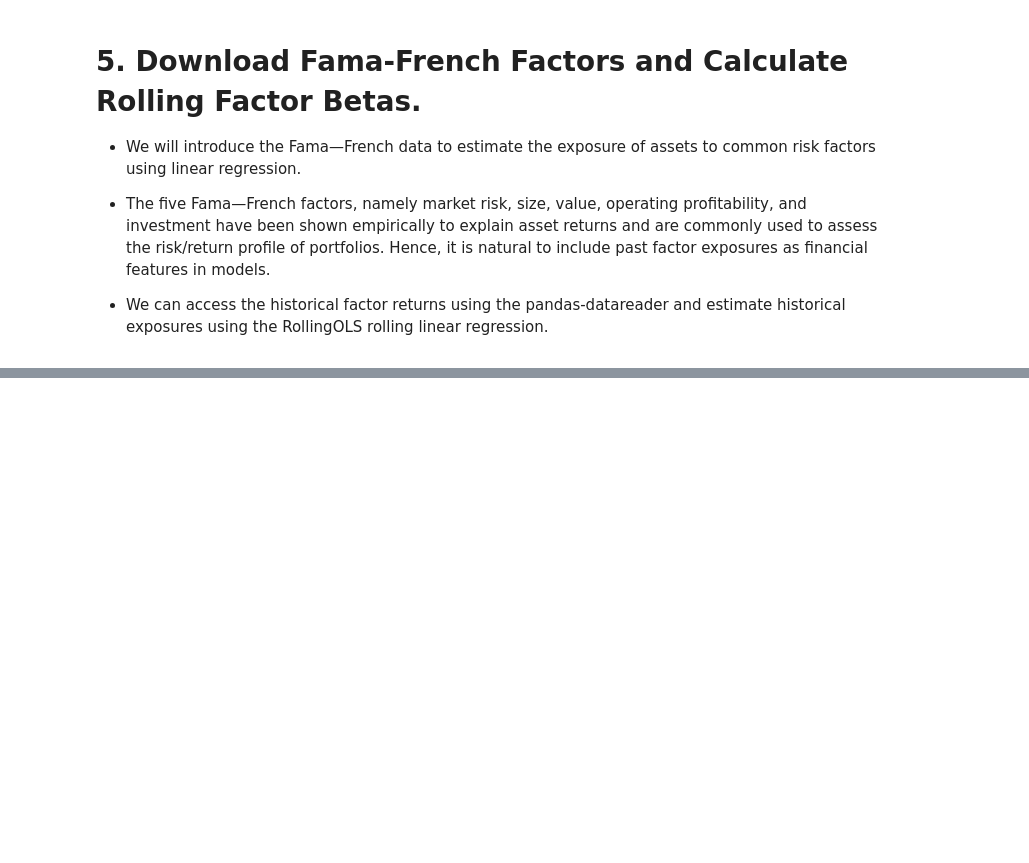
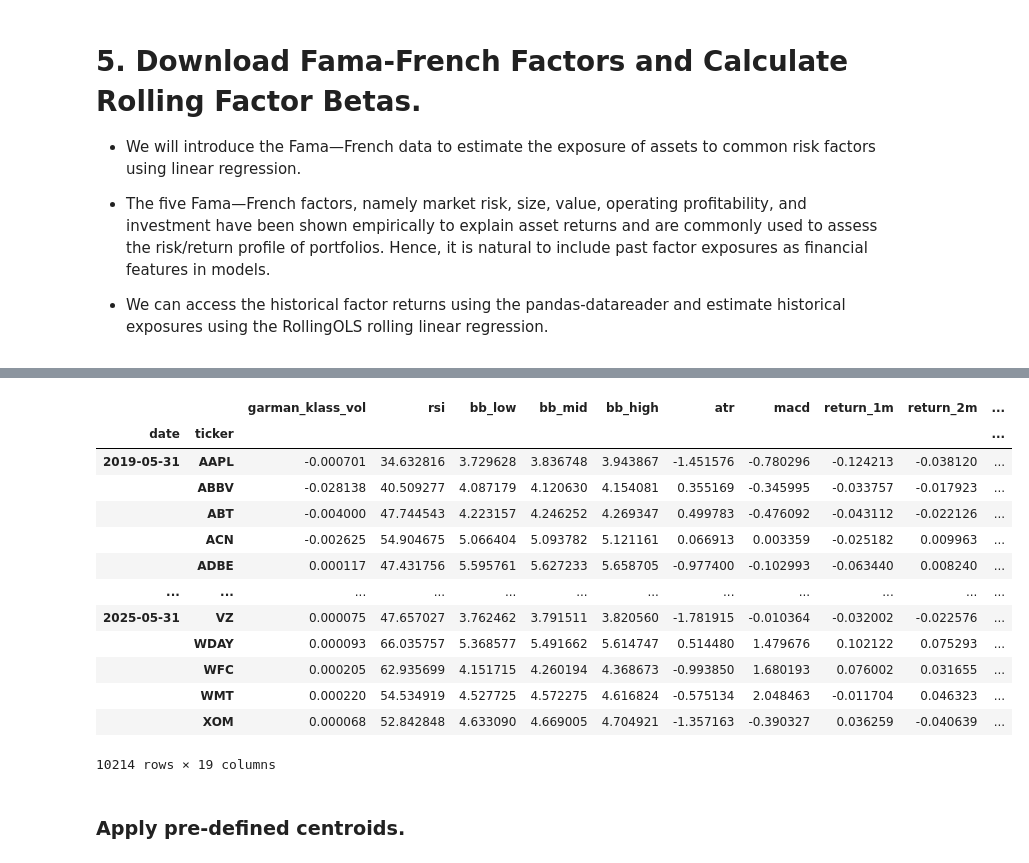
Before and after one commit to Juanes-xd/Proyecto-InfraestructirasParalelas, a Jupyter notebook: Project1.ipynb, the cells around one changed output, grey strips where cells are left out. Cells and saved outputs as stored; diff of their text form; code cells hidden in the pictures; blank space fills up the shorter version.

Commit message:
Addin clusters of data

```diff
--- a/Project1.ipynb
+++ b/Project1.ipynb
@@ -354,0 +428,12 @@ factor_data
+# %%
+betas = (factor_data.groupby(level=1,
+                            group_keys=False)
+         .apply(lambda x: RollingOLS(endog=x['return_1m'],
+                                     exog=sm.add_constant(x.drop('return_1m', axis=1)),
+                                     window=min(24, x.shape[0]),
+                                     min_nobs=len(x.columns)+1)
+         .fit(params_only=True)
+         .params
+         .drop('const', axis=1)))
+
+betas
@@ -354,0 +457,12 @@ factor_data
+# %%
+factors = ['Mkt-RF', 'SMB', 'HML', 'RMW', 'CMA']
+
+data = (data.join(betas.groupby('ticker').shift()))
+
+data.loc[:, factors] = data.groupby('ticker', group_keys=False)[factors].apply(lambda x: x.fillna(x.mean()))
+
+data = data.drop('adj close', axis=1)
+
+data = data.dropna()
+
+data.info()
@@ -354,0 +498,29 @@ factor_data
+# %%
+from sklearn.cluster import KMeans
+
+data = data.drop('cluster', axis=1)
+
+def get_clusters(df):
+    df['cluster'] = KMeans(n_clusters=4,
+                           random_state=0,
+                           init=initial_centroids).fit(df).labels_
+    return df
+
+data = data.dropna().groupby('date', group_keys=False).apply(get_clusters)
+
+data
+# %% [output]
+|  |  | garman_klass_vol | rsi | bb_low | bb_mid | bb_high | atr | macd | return_1m | return_2m | ... |
+| date | ticker |  |  |  |  |  |  |  |  |  | ... |
+| 2019-05-31 | AAPL | -0.000701 | 34.632816 | 3.729628 | 3.836748 | 3.943867 | -1.451576 | -0.780296 | -0.124213 | -0.038120 | ... |
+|  | ABBV | -0.028138 | 40.509277 | 4.087179 | 4.120630 | 4.154081 | 0.355169 | -0.345995 | -0.033757 | -0.017923 | ... |
+|  | ABT | -0.004000 | 47.744543 | 4.223157 | 4.246252 | 4.269347 | 0.499783 | -0.476092 | -0.043112 | -0.022126 | ... |
+|  | ACN | -0.002625 | 54.904675 | 5.066404 | 5.093782 | 5.121161 | 0.066913 | 0.003359 | -0.025182 | 0.009963 | ... |
+|  | ADBE | 0.000117 | 47.431756 | 5.595761 | 5.627233 | 5.658705 | -0.977400 | -0.102993 | -0.063440 | 0.008240 | ... |
+| ... | ... | ... | ... | ... | ... | ... | ... | ... | ... | ... | ... |
+| 2025-05-31 | VZ | 0.000075 | 47.657027 | 3.762462 | 3.791511 | 3.820560 | -1.781915 | -0.010364 | -0.032002 | -0.022576 | ... |
+|  | WDAY | 0.000093 | 66.035757 | 5.368577 | 5.491662 | 5.614747 | 0.514480 | 1.479676 | 0.102122 | 0.075293 | ... |
+|  | WFC | 0.000205 | 62.935699 | 4.151715 | 4.260194 | 4.368673 | -0.993850 | 1.680193 | 0.076002 | 0.031655 | ... |
+|  | WMT | 0.000220 | 54.534919 | 4.527725 | 4.572275 | 4.616824 | -0.575134 | 2.048463 | -0.011704 | 0.046323 | ... |
+|  | XOM | 0.000068 | 52.842848 | 4.633090 | 4.669005 | 4.704921 | -1.357163 | -0.390327 | 0.036259 | -0.040639 | ... |
+10214 rows × 19 columns
@@ -354,0 +553,2 @@ factor_data
+# %% [markdown]
+### Apply pre-defined centroids.
```
Also changed, not shown: parts of 21 cells of this notebook.
